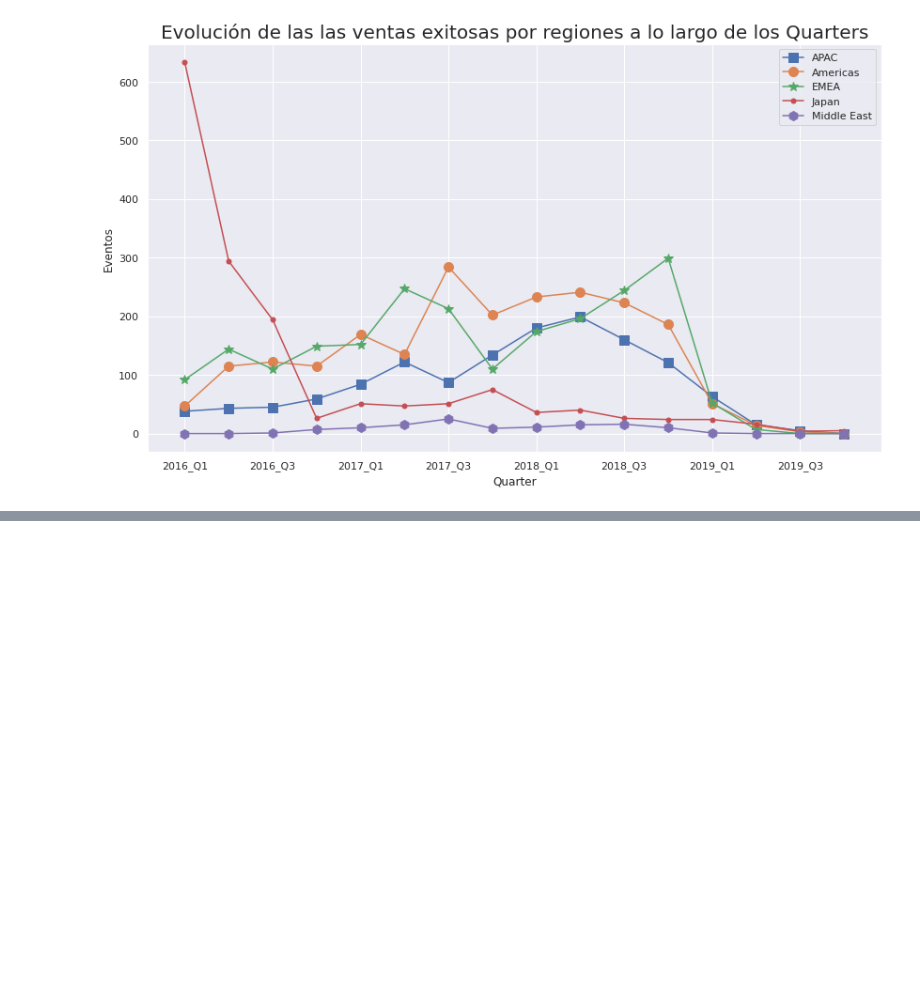
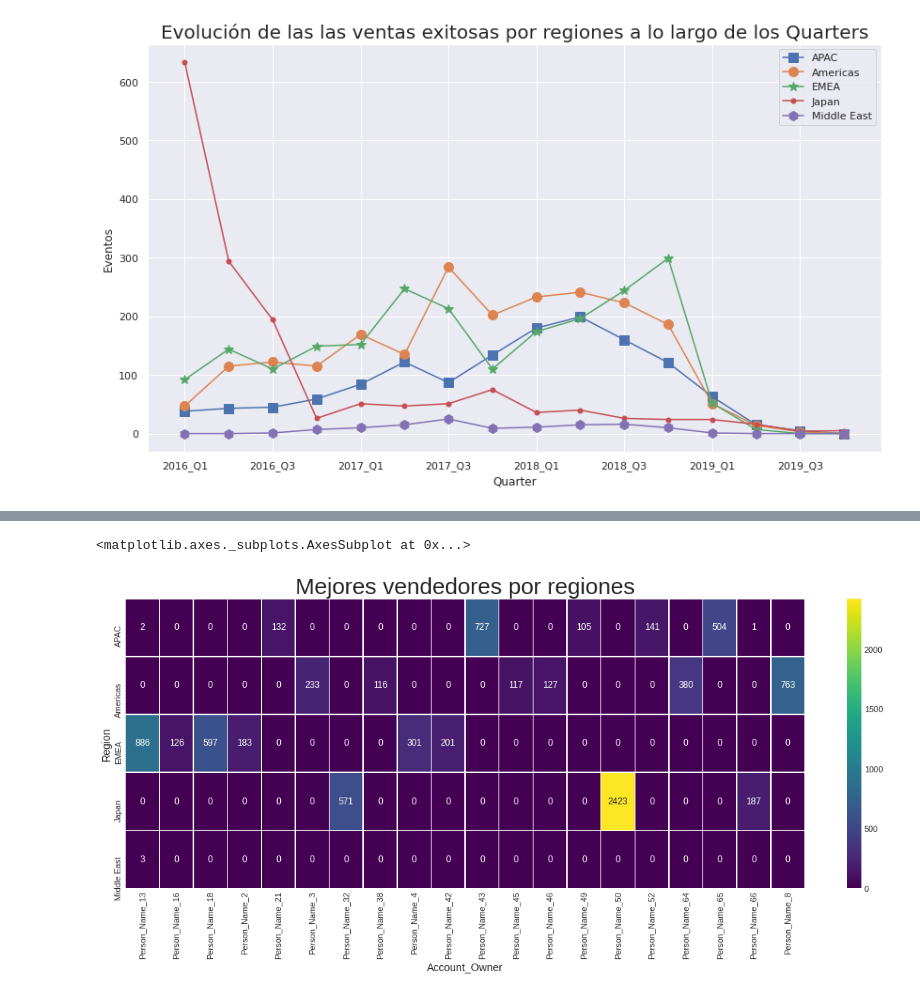
Before and after one commit to nazar9318/datos-TP1-Pandas-2c2020, a Jupyter notebook: notebook_Lucas.ipynb, the cells around one changed output, grey strips where cells are left out. Saved outputs shown, nothing was run; the diff lists cells and outputs as text; code cells hidden in the pictures; blank space fills up the shorter version.

```diff
--- a/notebook_Lucas.ipynb
+++ b/notebook_Lucas.ipynb
@@ -476,0 +580,5 @@ mplt.savefig('clicks_publicistas_y_dias.png', bbox_inches = 'tight')
+# %%
+lista_top_Account_Owner_win = dataset_wins['Account_Owner'].value_counts().head(20).index.tolist()
+
+top_Account_Owner = dataset_wins[dataset_wins['Account_Owner'].isin(lista_top_Account_Owner_win)]
+top_Account_Owner
@@ -476,0 +599,18 @@ mplt.savefig('clicks_publicistas_y_dias.png', bbox_inches = 'tight')
+# %%
+tabla = top_Account_Owner[['Region','Account_Owner','count']].groupby(['Region','Account_Owner']).agg({'count': 'count'}).reset_index()
+#tabla.columns =['Delivery_Period', 'APAC', 'Americas', 'EMEA', 'Japan', 'Middle East']
+#tabla = tabla.fillna(0)
+#tabla.columns =
+tabla
+
+tabla_pivot = tabla.pivot("Region", "Account_Owner", "count")
+tabla_pivot = tabla_pivot.fillna(0)
+tabla_pivot = tabla_pivot.astype(int)
+# Draw a heatmap with the numeric values in each cell
+f, ax = mplt.subplots(figsize=(20, 7))
+mplt.title('Mejores vendedores por regiones',fontsize=30)
+sns.heatmap(tabla_pivot, annot=True, fmt="d",cmap='viridis', linewidths=.5, ax=ax)
+#tabla_pivot
+# %% [output]
+<matplotlib.axes._subplots.AxesSubplot at 0x...>
+[figure, added]
```
Also changed, not shown: parts of 29 cells of this notebook.
